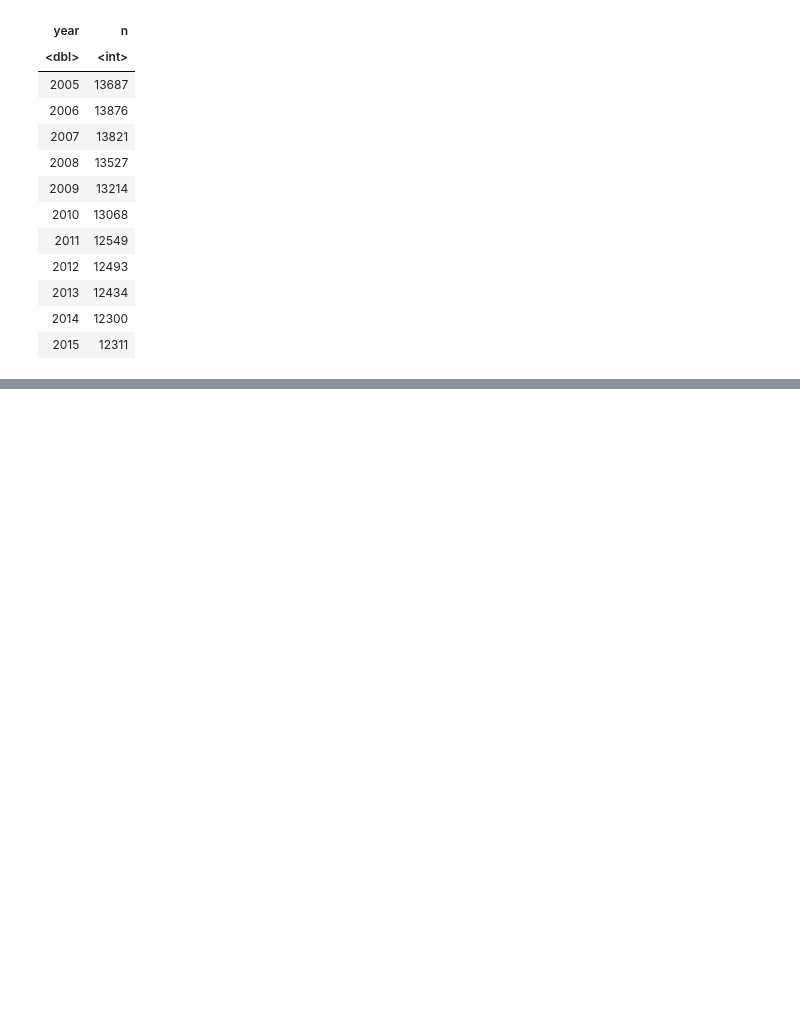
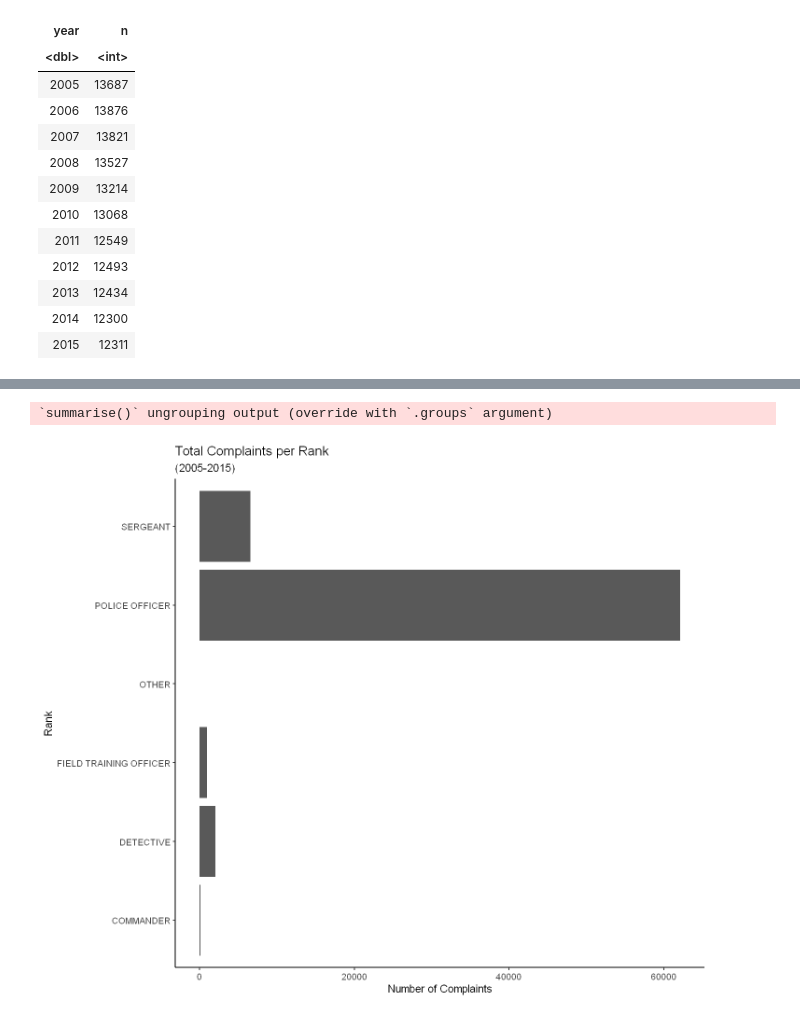
Before and after one commit to micahkwok/Group15, a Jupyter notebook: eda/EDA.ipynb, the cells around one changed output, grey strips where cells are left out. Cells and saved outputs as stored; diff of their text form; code cells hidden in the pictures; blank space fills up the shorter version.

Commit message:
Clean up notebook, revise all EDA to use new dataframe

```diff
--- a/eda/EDA.ipynb
+++ b/eda/EDA.ipynb
@@ -312,18 +302,14 @@ ggplot(complaints_per_off_yr, aes(x = n)) +
 # %%
 # complaints by officer rank
-complaints_per_rank <- df_merged %>%
-    group_by(cleaned_rank, cr_id) %>%
-    tally() %>%
-    drop_na() %>%
+complaints_all_staff %>%
     group_by(cleaned_rank) %>%
-    tally() %>%
-    mutate(cleaned_rank = ifelse(n < 100, "OTHER", cleaned_rank)) %>%
-    group_by(cleaned_rank) %>%
-    summarize(n = sum(n))
-
-complaints_per_rank
-ggplot(complaints_per_rank, aes(y=cleaned_rank, x = n)) +
+    summarize(n = sum(complaints_per_year)) %>%
+    mutate(cleaned_rank = ifelse(n < 100, "OTHER", as.character(cleaned_rank))) %>%
+    ggplot(aes(y=cleaned_rank, x = n)) +
     labs(x = "Number of Complaints", y = "Rank", title = "Total Complaints per Rank", subtitle = "(2005-2015)") +
     geom_col()
+# %% [output]
+`summarise()` ungrouping output (override with `.groups` argument)
+[figure, added]
 # %%
 # Boxplot
```
Also changed, not shown: parts of 20 cells of this notebook.
